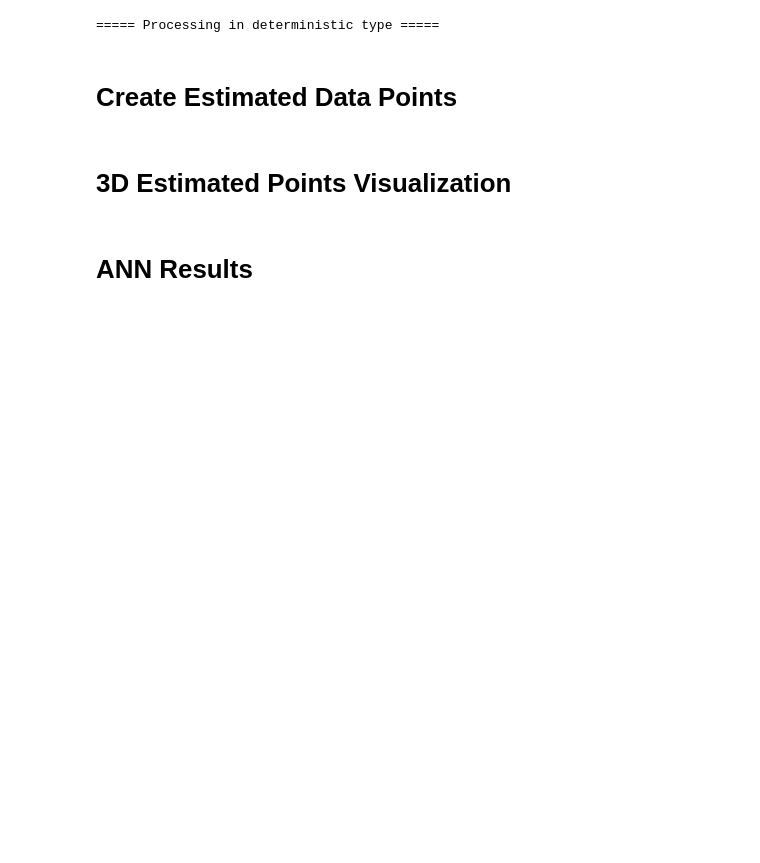
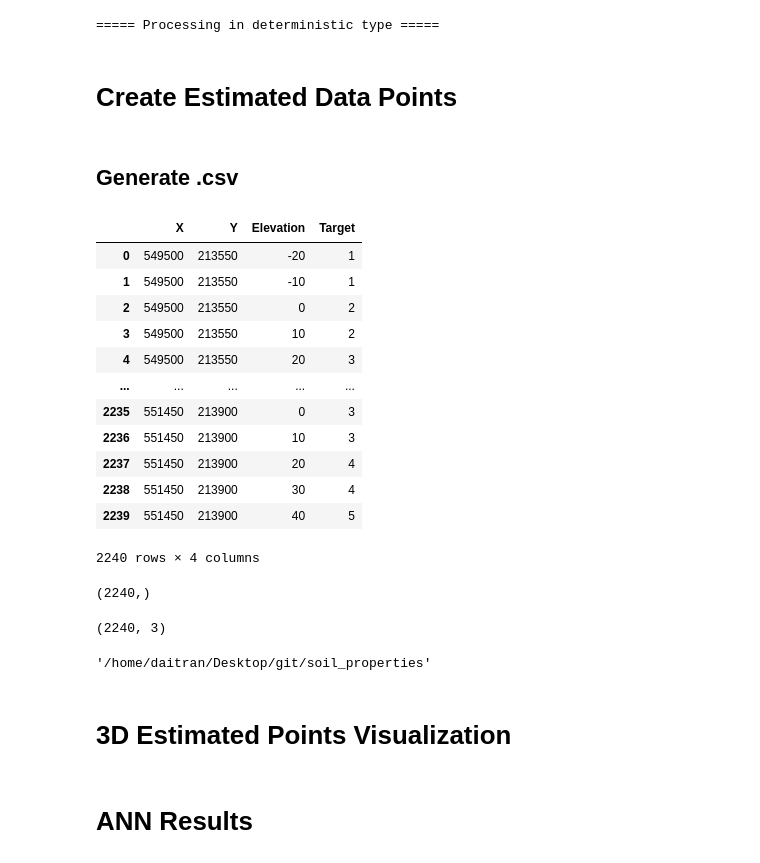
Before and after one commit to daitranskku/soil_properties, a Jupyter notebook: 3D_map_generation.ipynb, the cells around one changed output. Drawn from its saved outputs; the diff is of its cells as text; code cells hidden in the pictures; blank space fills up the shorter version.

```diff
--- a/3D_map_generation.ipynb
+++ b/3D_map_generation.ipynb
@@ -196,3 +196,38 @@ y_estimate = estimate_soil_properties(model = model, test_area = normalized_X_te
 # %%
 y_estimate[y_estimate < 0] = 9
 y_estimate[y_estimate > 8] = 9
+# %% [markdown]
+## Generate .csv
+# %%
+data_csv = pd.DataFrame({'X': X_test[:,0],
+                        'Y': X_test[:,1],
+                        'Elevation': X_test[:,2],
+                        'Target': y_estimate})
+# %%
+data_csv
+# %% [output]
+|  | X | Y | Elevation | Target |
+| 0 | 549500 | 213550 | -20 | 1 |
+| 1 | 549500 | 213550 | -10 | 1 |
+| 2 | 549500 | 213550 | 0 | 2 |
+| 3 | 549500 | 213550 | 10 | 2 |
+| 4 | 549500 | 213550 | 20 | 3 |
+| ... | ... | ... | ... | ... |
+| 2235 | 551450 | 213900 | 0 | 3 |
+| 2236 | 551450 | 213900 | 10 | 3 |
+| 2237 | 551450 | 213900 | 20 | 4 |
+| 2238 | 551450 | 213900 | 30 | 4 |
+| 2239 | 551450 | 213900 | 40 | 5 |
+2240 rows × 4 columns
+# %%
+y_estimate.shape
+# %% [output]
+(2240,)
+# %%
+X_test.shape
+# %% [output]
+(2240, 3)
+# %%
+os.getcwd()
+# %% [output]
+'/home/daitran/Desktop/git/soil_properties'
```
Also changed, not shown: parts of 5 cells of this notebook, 9 other files.
